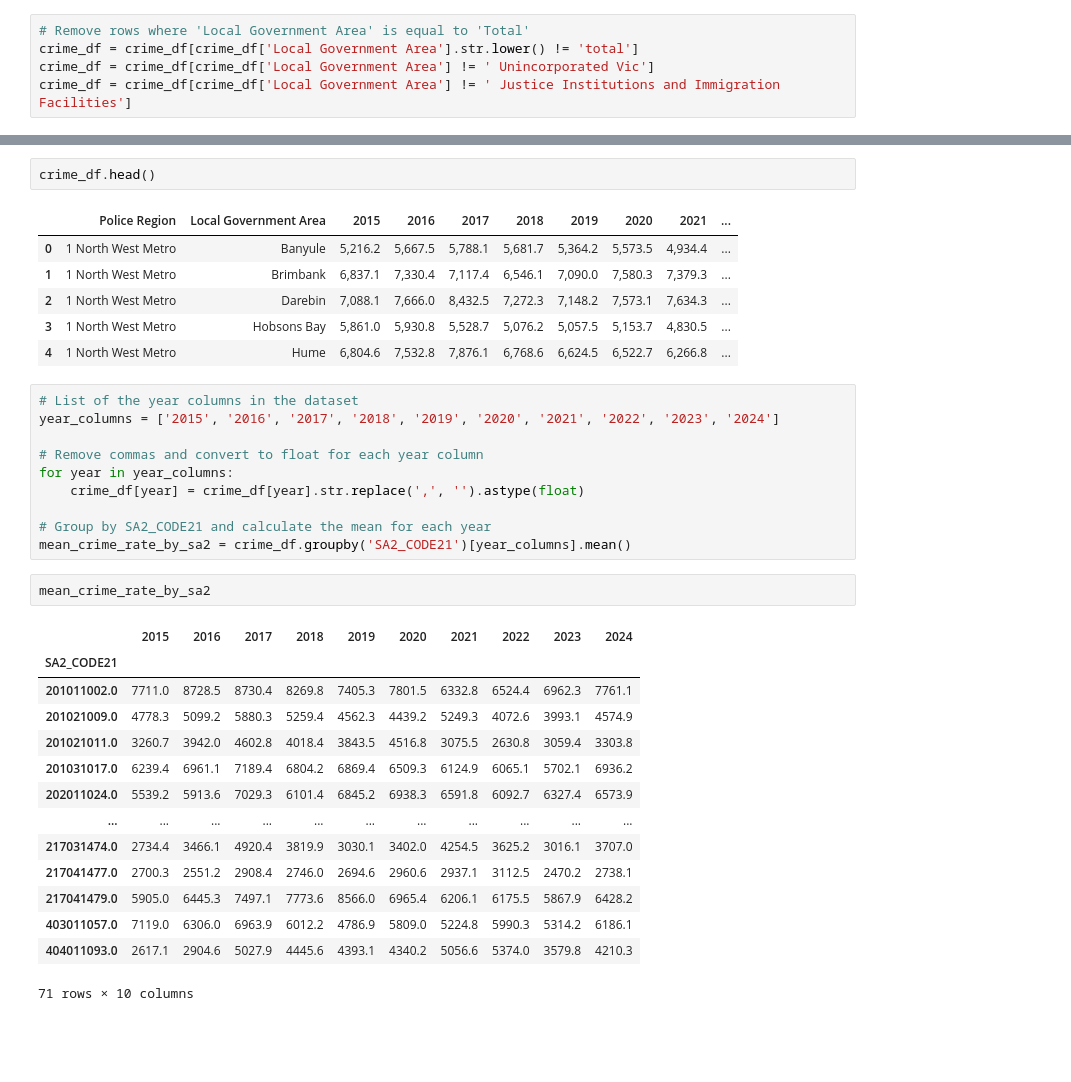
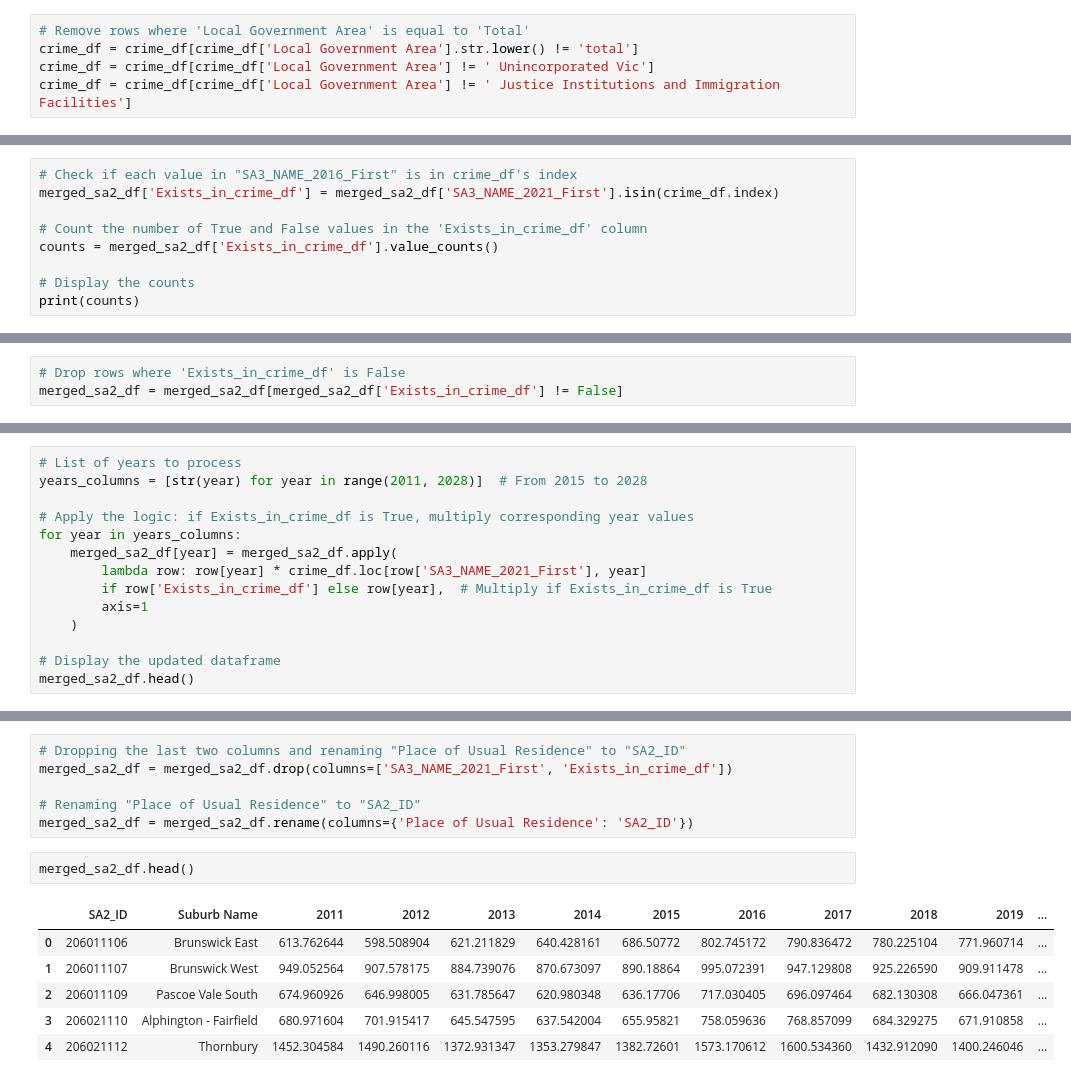
Before and after one commit to Ryan-nd/project-2-group-real-estate-industry-project-34, a Jupyter notebook: notebooks/preprocess_crime_data.ipynb, the cells around one changed output, grey strips where cells are left out. Saved outputs shown, nothing was run; the diff lists cells and outputs as text; blank space fills up the shorter version.

```diff
--- a/notebooks/preprocess_crime_data.ipynb
+++ b/notebooks/preprocess_crime_data.ipynb
@@ -104,0 +256,9 @@ crime_df = pd.read_csv("/root/project-2-group-real-estate-industry-project-34/no
+# %%
+# Check if each value in "SA3_NAME_2016_First" is in crime_df's index
+merged_sa2_df['Exists_in_crime_df'] = merged_sa2_df['SA3_NAME_2021_First'].isin(crime_df.index)
+
+# Count the number of True and False values in the 'Exists_in_crime_df' column
+counts = merged_sa2_df['Exists_in_crime_df'].value_counts()
+
+# Display the counts
+print(counts)
@@ -104,0 +286,3 @@ crime_df = pd.read_csv("/root/project-2-group-real-estate-industry-project-34/no
+# %%
+# Drop rows where 'Exists_in_crime_df' is False
+merged_sa2_df = merged_sa2_df[merged_sa2_df['Exists_in_crime_df'] != False]
@@ -104,0 +293,14 @@ crime_df = pd.read_csv("/root/project-2-group-real-estate-industry-project-34/no
+# %%
+# List of years to process
+years_columns = [str(year) for year in range(2011, 2028)]  # From 2015 to 2028
+
+# Apply the logic: if Exists_in_crime_df is True, multiply corresponding year values
+for year in years_columns:
+    merged_sa2_df[year] = merged_sa2_df.apply(
+        lambda row: row[year] * crime_df.loc[row['SA3_NAME_2021_First'], year]
+        if row['Exists_in_crime_df'] else row[year],  # Multiply if Exists_in_crime_df is True
+        axis=1
+    )
+
+# Display the updated dataframe
+merged_sa2_df.head()
@@ -105,36 +315,15 @@ crime_df = pd.read_csv("/root/project-2-group-real-estate-industry-project-34/no
+# %%
+# Dropping the last two columns and renaming "Place of Usual Residence" to "SA2_ID"
+merged_sa2_df = merged_sa2_df.drop(columns=['SA3_NAME_2021_First', 'Exists_in_crime_df'])
+
+# Renaming "Place of Usual Residence" to "SA2_ID"
+merged_sa2_df = merged_sa2_df.rename(columns={'Place of Usual Residence': 'SA2_ID'})
 # %%
-crime_df.head()
+merged_sa2_df.head()
 # %% [output]
-|  | Police Region | Local Government Area | 2015 | 2016 | 2017 | 2018 | 2019 | 2020 | 2021 | ... |
-| 0 | 1 North West Metro | Banyule | 5,216.2 | 5,667.5 | 5,788.1 | 5,681.7 | 5,364.2 | 5,573.5 | 4,934.4 | ... |
-| 1 | 1 North West Metro | Brimbank | 6,837.1 | 7,330.4 | 7,117.4 | 6,546.1 | 7,090.0 | 7,580.3 | 7,379.3 | ... |
-| 2 | 1 North West Metro | Darebin | 7,088.1 | 7,666.0 | 8,432.5 | 7,272.3 | 7,148.2 | 7,573.1 | 7,634.3 | ... |
-| 3 | 1 North West Metro | Hobsons Bay | 5,861.0 | 5,930.8 | 5,528.7 | 5,076.2 | 5,057.5 | 5,153.7 | 4,830.5 | ... |
-| 4 | 1 North West Metro | Hume | 6,804.6 | 7,532.8 | 7,876.1 | 6,768.6 | 6,624.5 | 6,522.7 | 6,266.8 | ... |
+|  | SA2_ID | Suburb Name | 2011 | 2012 | 2013 | 2014 | 2015 | 2016 | 2017 | 2018 | 2019 | ... |
+| 0 | 206011106 | Brunswick East | 613.762644 | 598.508904 | 621.211829 | 640.428161 | 686.50772 | 802.745172 | 790.836472 | 780.225104 | 771.960714 | ... |
+| 1 | 206011107 | Brunswick West | 949.052564 | 907.578175 | 884.739076 | 870.673097 | 890.18864 | 995.072391 | 947.129808 | 925.226590 | 909.911478 | ... |
+| 2 | 206011109 | Pascoe Vale South | 674.960926 | 646.998005 | 631.785647 | 620.980348 | 636.17706 | 717.030405 | 696.097464 | 682.130308 | 666.047361 | ... |
+| 3 | 206021110 | Alphington - Fairfield | 680.971604 | 701.915417 | 645.547595 | 637.542004 | 655.95821 | 758.059636 | 768.857099 | 684.329275 | 671.910858 | ... |
+| 4 | 206021112 | Thornbury | 1452.304584 | 1490.260116 | 1372.931347 | 1353.279847 | 1382.72601 | 1573.170612 | 1600.534360 | 1432.912090 | 1400.246046 | ... |
-# %%
-# List of the year columns in the dataset
-year_columns = ['2015', '2016', '2017', '2018', '2019', '2020', '2021', '2022', '2023', '2024']
-
-# Remove commas and convert to float for each year column
-for year in year_columns:
-    crime_df[year] = crime_df[year].str.replace(',', '').astype(float)
-
-# Group by SA2_CODE21 and calculate the mean for each year
-mean_crime_rate_by_sa2 = crime_df.groupby('SA2_CODE21')[year_columns].mean()
-# %%
-mean_crime_rate_by_sa2
-# %% [output]
-|  | 2015 | 2016 | 2017 | 2018 | 2019 | 2020 | 2021 | 2022 | 2023 | 2024 |
-| SA2_CODE21 |  |  |  |  |  |  |  |  |  |  |
-| 201011002.0 | 7711.0 | 8728.5 | 8730.4 | 8269.8 | 7405.3 | 7801.5 | 6332.8 | 6524.4 | 6962.3 | 7761.1 |
-| 201021009.0 | 4778.3 | 5099.2 | 5880.3 | 5259.4 | 4562.3 | 4439.2 | 5249.3 | 4072.6 | 3993.1 | 4574.9 |
-| 201021011.0 | 3260.7 | 3942.0 | 4602.8 | 4018.4 | 3843.5 | 4516.8 | 3075.5 | 2630.8 | 3059.4 | 3303.8 |
-| 201031017.0 | 6239.4 | 6961.1 | 7189.4 | 6804.2 | 6869.4 | 6509.3 | 6124.9 | 6065.1 | 5702.1 | 6936.2 |
-| 202011024.0 | 5539.2 | 5913.6 | 7029.3 | 6101.4 | 6845.2 | 6938.3 | 6591.8 | 6092.7 | 6327.4 | 6573.9 |
-| ... | ... | ... | ... | ... | ... | ... | ... | ... | ... | ... |
-| 217031474.0 | 2734.4 | 3466.1 | 4920.4 | 3819.9 | 3030.1 | 3402.0 | 4254.5 | 3625.2 | 3016.1 | 3707.0 |
-| 217041477.0 | 2700.3 | 2551.2 | 2908.4 | 2746.0 | 2694.6 | 2960.6 | 2937.1 | 3112.5 | 2470.2 | 2738.1 |
-| 217041479.0 | 5905.0 | 6445.3 | 7497.1 | 7773.6 | 8566.0 | 6965.4 | 6206.1 | 6175.5 | 5867.9 | 6428.2 |
-| 403011057.0 | 7119.0 | 6306.0 | 6963.9 | 6012.2 | 4786.9 | 5809.0 | 5224.8 | 5990.3 | 5314.2 | 6186.1 |
-| 404011093.0 | 2617.1 | 2904.6 | 5027.9 | 4445.6 | 4393.1 | 4340.2 | 5056.6 | 5374.0 | 3579.8 | 4210.3 |
-71 rows × 10 columns
```
Also changed, not shown: parts of 40 cells of this notebook, 13 other files.
